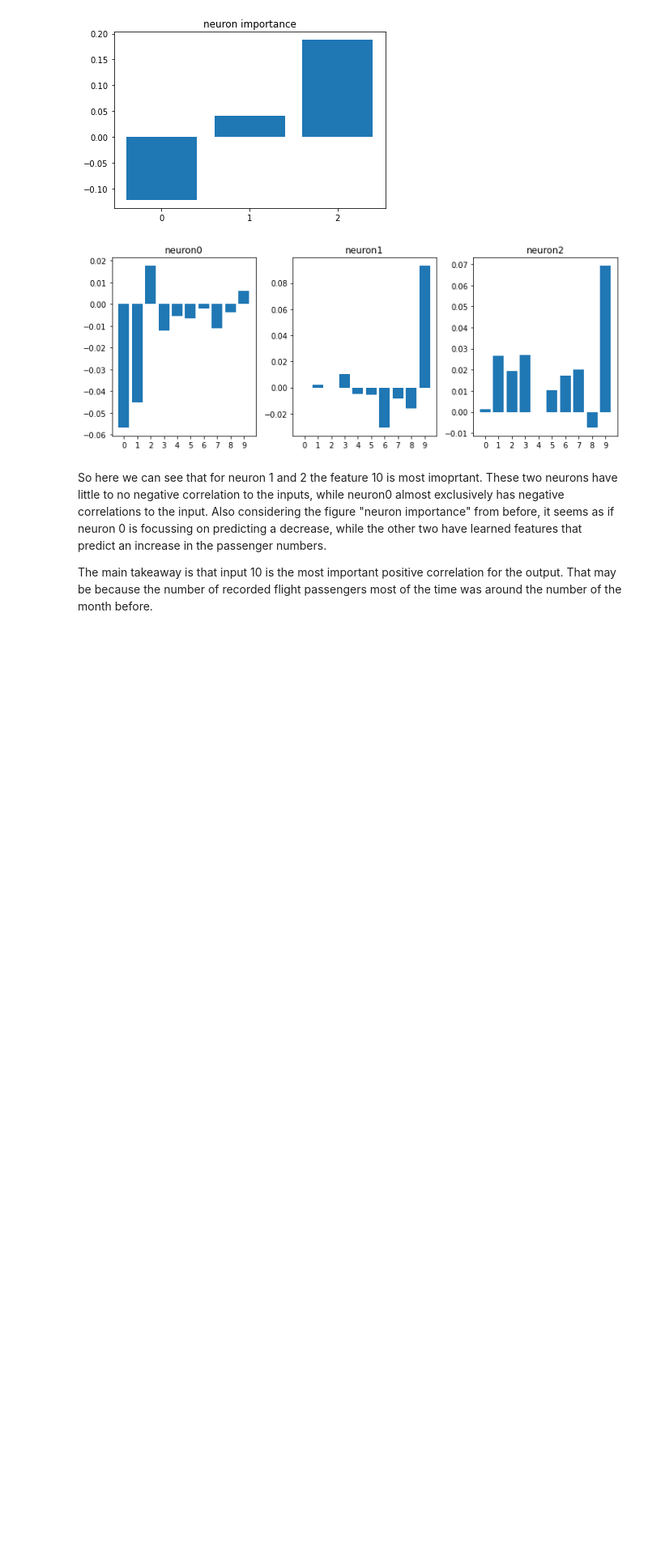
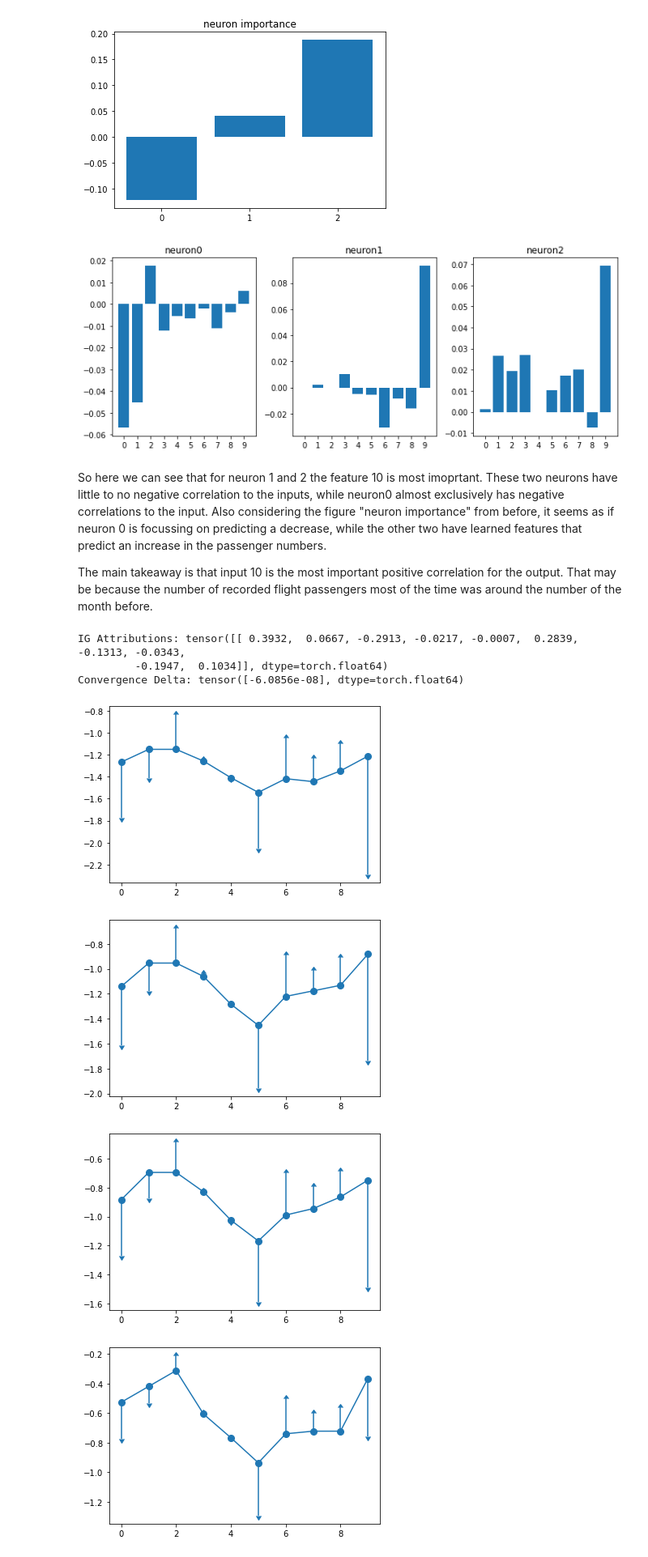
Before and after one commit to le-rosseburg/SanityChecks, a Jupyter notebook: notebooks/captum_on_timeseries.ipynb, the cells around one changed output. Shown: that part at 81% size. Drawn from its saved outputs; the diff is of its cells as text; code cells hidden in the pictures; blank space fills up the shorter version.

```diff
--- a/notebooks/captum_on_timeseries.ipynb
+++ b/notebooks/captum_on_timeseries.ipynb
@@ -190,3 +221,59 @@ plt.show()
 So here we can see that for neuron 1 and 2 the feature 10 is most imoprtant. These two neurons have little to no negative correlation to the inputs, while neuron0 almost exclusively has negative correlations to the input. Also considering the figure "neuron importance" from before, it seems as if neuron 0 is focussing on predicting a decrease, while the other two have learned features that predict an increase in the passenger numbers.
 
 The main takeaway is that input 10 is the most important positive correlation for the output. That may be because the number of recorded flight passengers  most of the time was around the number of the month before.
+# %%
+def get_attr(model,input):
+  model.eval()
+  ig = IntegratedGradients(model)
+  attributions, delta = ig.attribute(input, torch.zeros(1,10),
+                                     return_convergence_delta=True)
+  return attributions,delta
+
+#test
+attributions,delta=get_attr(model,torch.rand(1,10))
+print('IG Attributions:', attributions)
+print('Convergence Delta:', delta)
+# %% [output]
+IG Attributions: tensor([[ 0.3932,  0.0667, -0.2913, -0.0217, -0.0007,  0.2839, -0.1313, -0.0343,
+         -0.1947,  0.1034]], dtype=torch.float64)
+Convergence Delta: tensor([-6.0856e-08], dtype=torch.float64)
+# %%
+#define a function to visualize the attributions for the inputs
+#note that in this function we make use of the error-indicators
+
+def viz_input_importance(x,y,attributions,magnify_factor=1):
+  attributions=attributions.squeeze().detach().numpy()
+  yerr = np.abs(attributions)*magnify_factor
+
+  # manipulate lower & upper limits
+  lowlim = np.array([attributions > 0]).reshape(10,)
+  uplim = np.array([attributions < 0]).reshape(10,)
+
+  # including upper and lower limits
+  plt.errorbar(x, y,  yerr=yerr,
+              lolims=lowlim, uplims=uplim,
+              marker='o', markersize=8)
+
+  plt.show()
+
+  #print('sum of attributions: ' , np.sum(attributions), 'mean attributions: ' , np.mean(attributions))
+# %%
+#since the data is given monthly, we can use a step size of 12 to compare the same month in different years
+#plt.figsize(8,8)
+plt.figure()
+for x in range(5,54,12):
+  model_in=feature_tensor[x]
+  y_data=model_in.detach().numpy()
+  x_data=np.arange(len(y_data))
+  attributions,_=get_attr(model,model_in.unsqueeze(0))
+  #plt.plot(x_data,y_data)
+  #plt.show()
+  viz_input_importance(x_data,y_data,attributions)
+  #print(model(model_in), target_tensor[x])
+
+plt.show()
+# %% [output]
+[figure, added]
+[figure, added]
+[figure, added]
+[figure, added]
```
Also changed, not shown: parts of 17 cells of this notebook, 5 other files.
